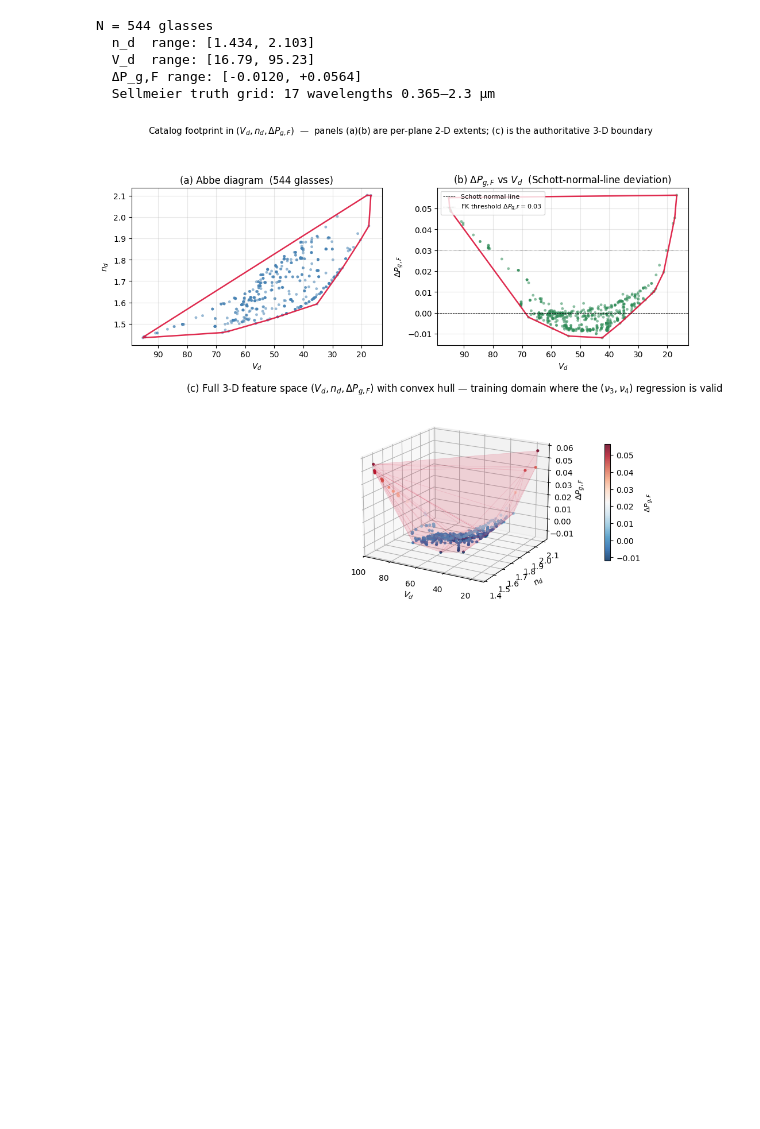
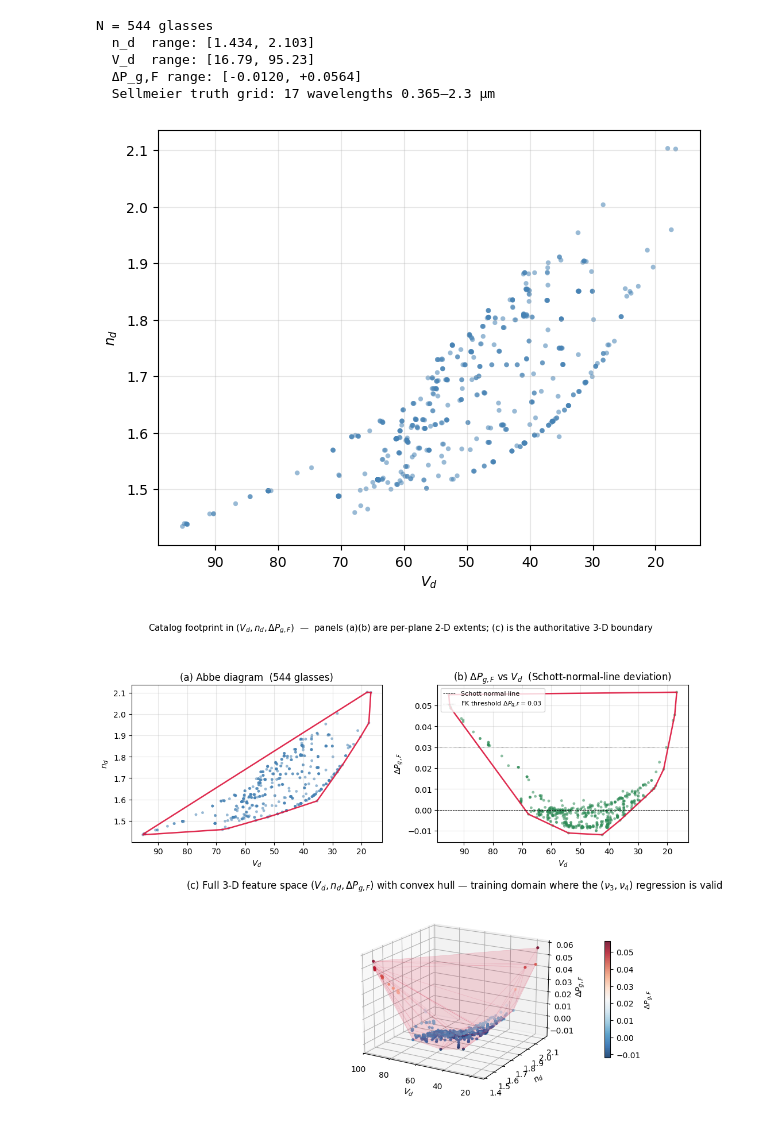
Before and after one commit to Leyangf/dispersion-lab, a Jupyter notebook: notebooks/01_model_glass_buchdahl.ipynb, the cells around one changed output. Drawn from its saved outputs; the diff is of its cells as text; code cells hidden in the pictures; blank space fills up the shorter version.

```diff
--- a/notebooks/01_model_glass_buchdahl.ipynb
+++ b/notebooks/01_model_glass_buchdahl.ipynb
@@ -113,6 +113,18 @@ N = 544 glasses
   V_d  range: [16.79, 95.23]
   ΔP_g,F range: [-0.0120, +0.0564]
   Sellmeier truth grid: 17 wavelengths 0.365–2.3 μm
+# %%
+# Plot 0 — n_d vs V_d (Abbe plane only)
+fig, ax = plt.subplots(figsize=(7, 5.4))
+ax.scatter(catalog["vd"], catalog["nd"], s=12, alpha=0.55,
+           color="steelblue", edgecolors="none")
+ax.set_xlabel(r"$V_d$")
+ax.set_ylabel(r"$n_d$")
+ax.invert_xaxis()
+ax.grid(alpha=0.3)
+plt.show()
+# %% [output]
+[figure, added]
 # %%
 # Plot 1 — catalog footprint in (V_d, n_d, ΔP_{g,F}):
 # Top row: per-plane 2D projections with 2D convex hull (reader-familiar
```
Also changed, not shown: 11 other files.
